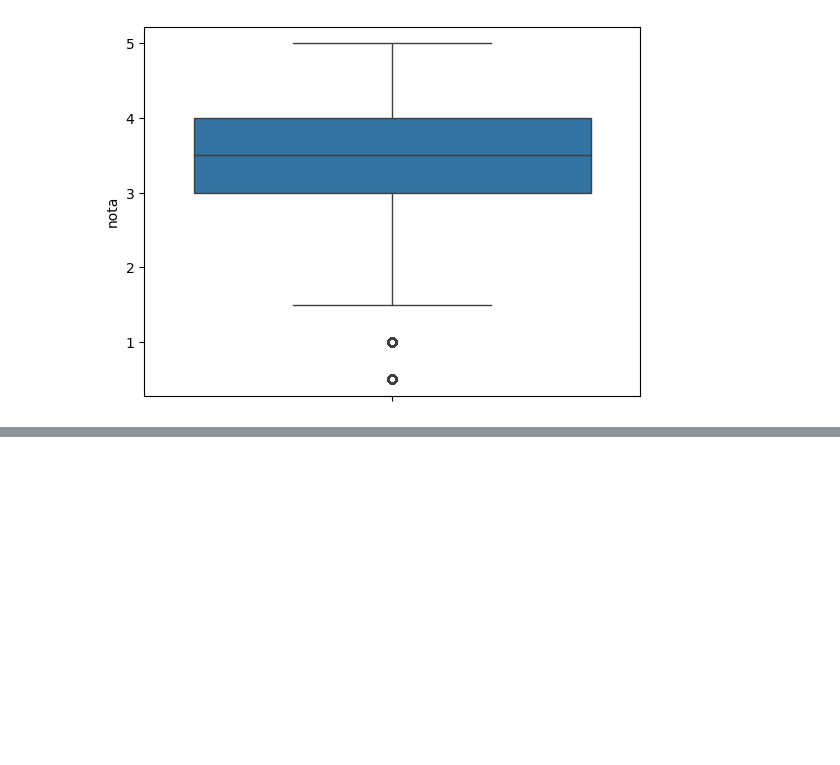
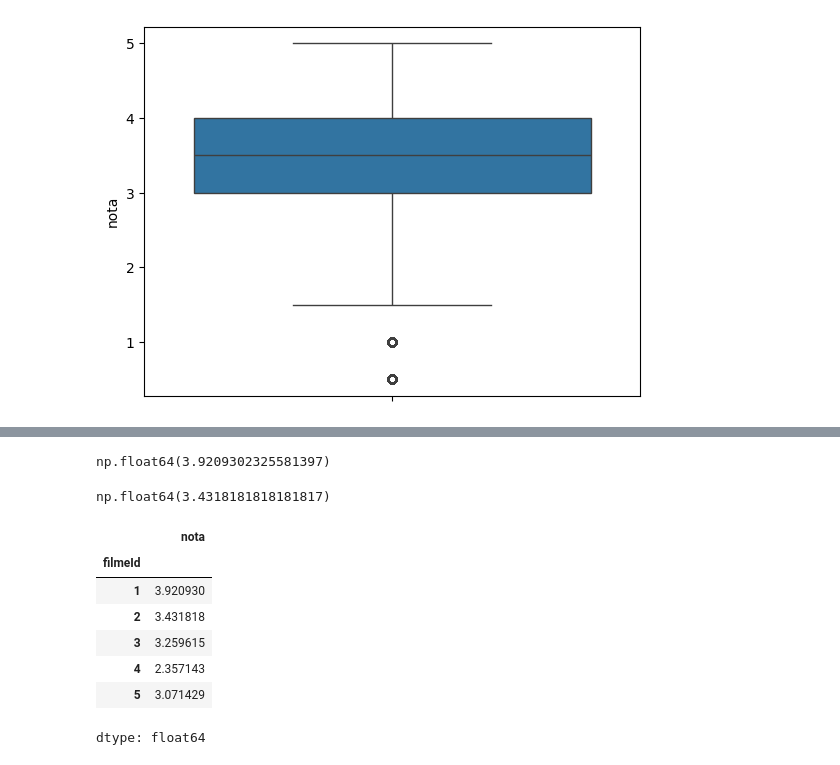
Before and after one commit to Ygor-Amaro/Alura_data_science_1, a Jupyter notebook: Data_Science_explorando_e_analisando_dados.ipynb, the cells around one changed output, grey strips where cells are left out. Cells and saved outputs as stored; diff of their text form; code cells hidden in the pictures; blank space fills up the shorter version.

```diff
--- a/Data_Science_explorando_e_analisando_dados.ipynb
+++ b/Data_Science_explorando_e_analisando_dados.ipynb
@@ -90,0 +115,20 @@ sns.boxplot(notas["nota"])
+# %%
+notas.query("filmeId == 1")["nota"].mean()
+# %% [output]
+np.float64(3.9209302325581397)
+# %%
+notas.query("filmeId == 2")["nota"].mean()
+# %% [output]
+np.float64(3.4318181818181817)
+# %%
+medias_por_filme = notas.groupby("filmeId")["nota"].mean()
+medias_por_filme.head()
+# %% [output]
+|  | nota |
+| filmeId |  |
+| 1 | 3.920930 |
+| 2 | 3.431818 |
+| 3 | 3.259615 |
+| 4 | 2.357143 |
+| 5 | 3.071429 |
+dtype: float64
```
Also changed, not shown: parts of 4 cells of this notebook.
